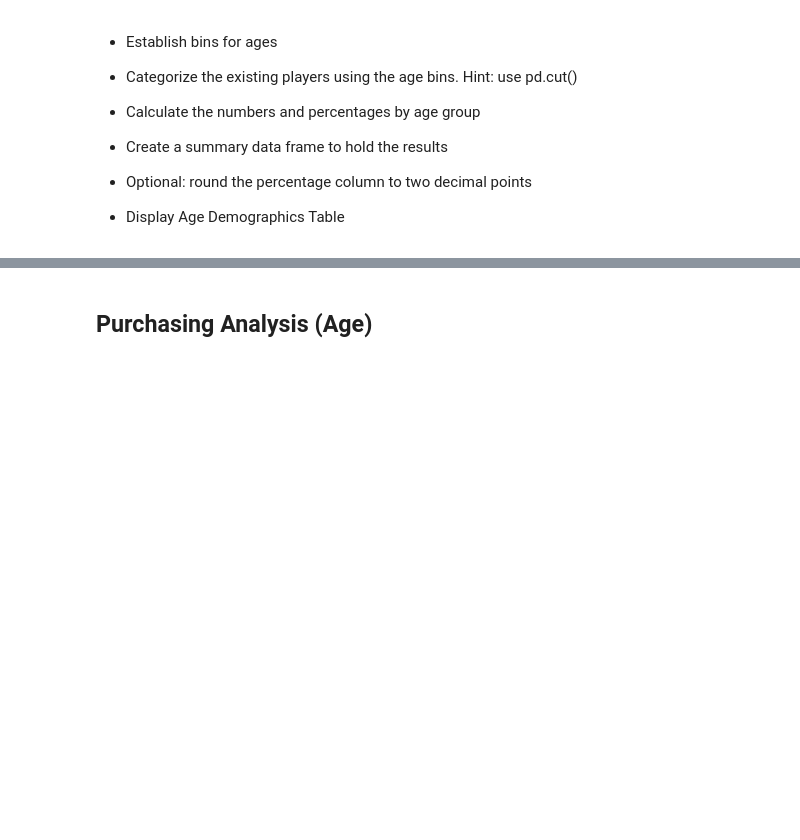
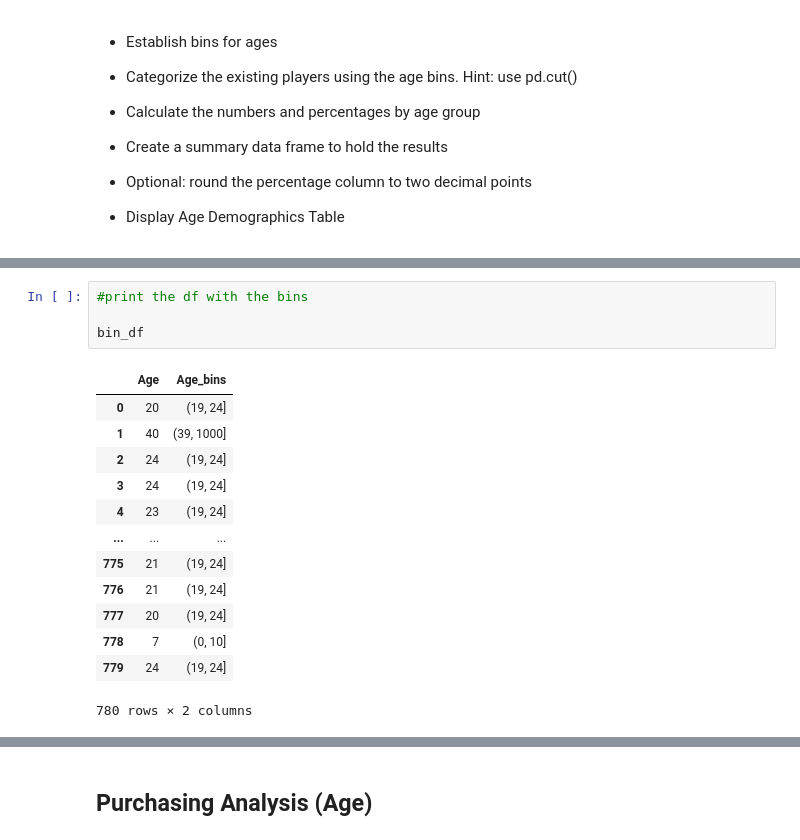
Before and after one commit to serch3128/Pandas-homework, a Jupyter notebook: HeroesOfPymoli/HeroesOfPymoli_starter.ipynb, the cells around one changed output, grey strips where cells are left out. Saved outputs shown, nothing was run; the diff lists cells and outputs as text; blank space fills up the shorter version.

```diff
--- a/HeroesOfPymoli/HeroesOfPymoli_starter.ipynb
+++ b/HeroesOfPymoli/HeroesOfPymoli_starter.ipynb
@@ -293,0 +318,18 @@ merge_df
+# %%
+#print the df with the bins
+
+bin_df
+# %% [output]
+|  | Age | Age_bins |
+| 0 | 20 | (19, 24] |
+| 1 | 40 | (39, 1000] |
+| 2 | 24 | (19, 24] |
+| 3 | 24 | (19, 24] |
+| 4 | 23 | (19, 24] |
+| ... | ... | ... |
+| 775 | 21 | (19, 24] |
+| 776 | 21 | (19, 24] |
+| 777 | 20 | (19, 24] |
+| 778 | 7 | (0, 10] |
+| 779 | 24 | (19, 24] |
+780 rows × 2 columns
```
Also changed, not shown: parts of 27 cells of this notebook, 1 other file.
